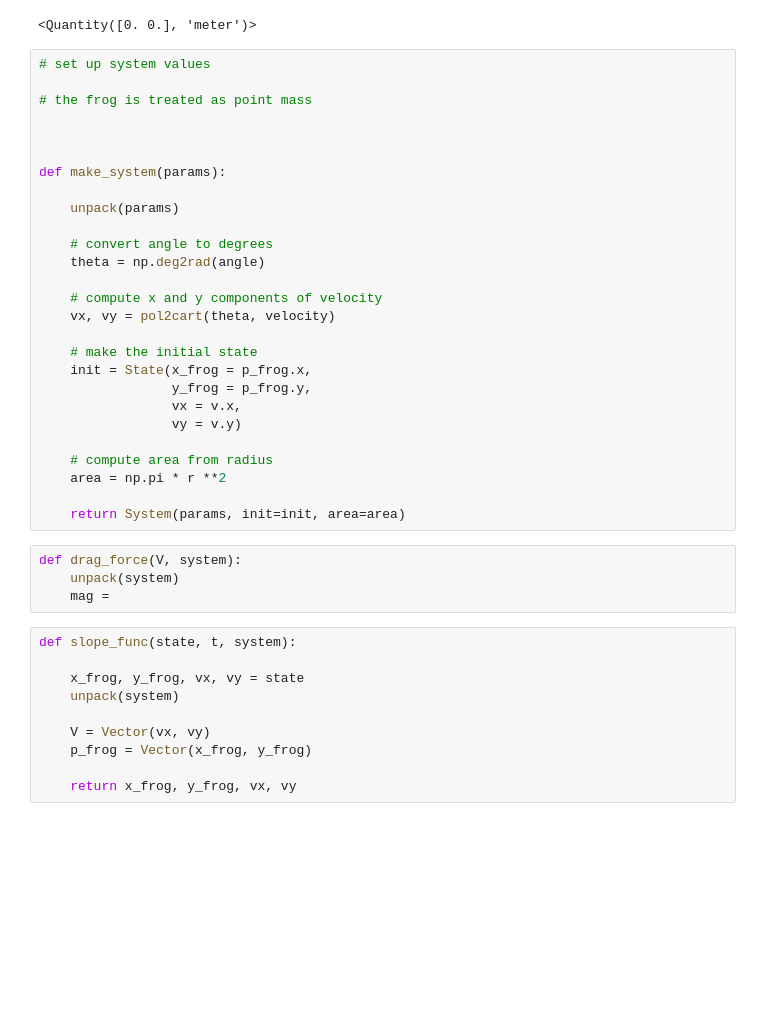
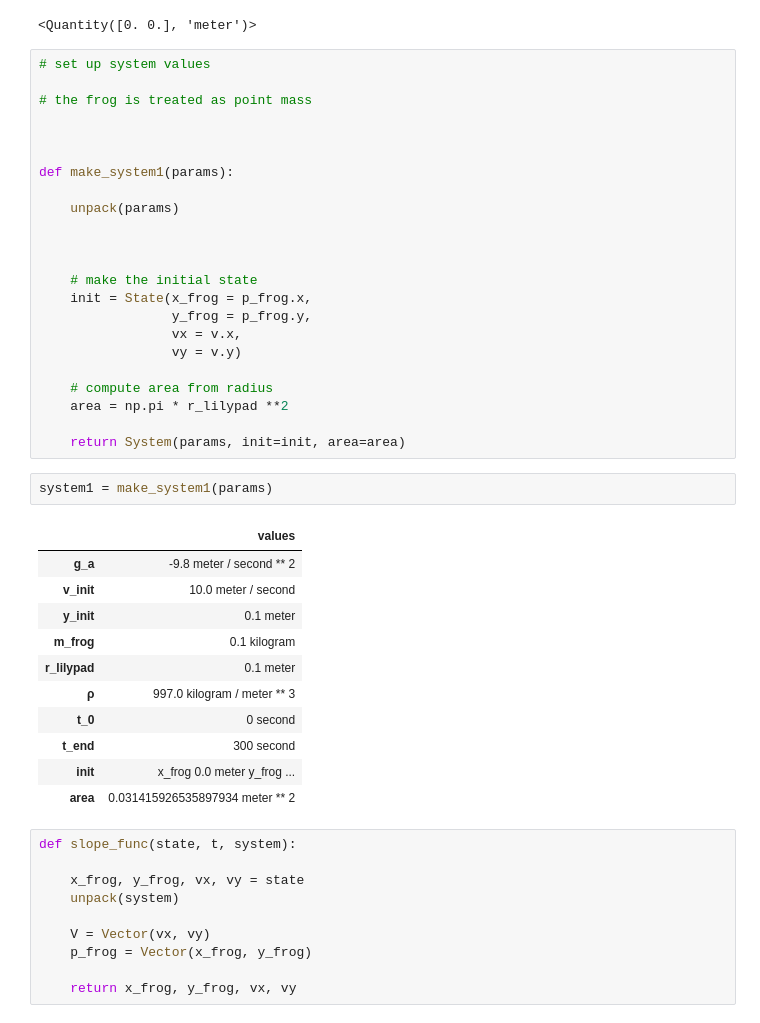
Before and after one commit to Integralophie/ModSimPy, a Jupyter notebook: code/Frog Jumping .ipynb, the cells around one changed output. Saved outputs shown, nothing was run; the diff lists cells and outputs as text; blank space fills up the shorter version.

```diff
--- a/code/Frog Jumping .ipynb
+++ b/code/Frog Jumping .ipynb
@@ -149,15 +156,11 @@ p_lily = Vector(0, 0) * m      # position vector of the lilypad
 
 
 
-def make_system(params):
+def make_system1(params):
 
     unpack(params)
 
-    # convert angle to degrees
-    theta = np.deg2rad(angle)
 
-    # compute x and y components of velocity
-    vx, vy = pol2cart(theta, velocity)
 
     # make the initial state
     init = State(x_frog = p_frog.x,
@@ -166,13 +169,23 @@ def make_system(params):
                  vy = v.y)
 
     # compute area from radius
-    area = np.pi * r **2
+    area = np.pi * r_lilypad **2
 
     return System(params, init=init, area=area)
-# %%
-def drag_force(V, system):
-    unpack(system)
-    mag =
+# %%
+system1 = make_system1(params)
+# %% [output]
+|  | values |
+| g_a | -9.8 meter / second ** 2 |
+| v_init | 10.0 meter / second |
+| y_init | 0.1 meter |
+| m_frog | 0.1 kilogram |
+| r_lilypad | 0.1 meter |
+| ρ | 997.0 kilogram / meter ** 3 |
+| t_0 | 0 second |
+| t_end | 300 second |
+| init | x_frog 0.0 meter y_frog ... |
+| area | 0.031415926535897934 meter ** 2 |
 # %%
 def slope_func(state, t, system):
 
```
Also changed, not shown: parts of 3 cells of this notebook.
